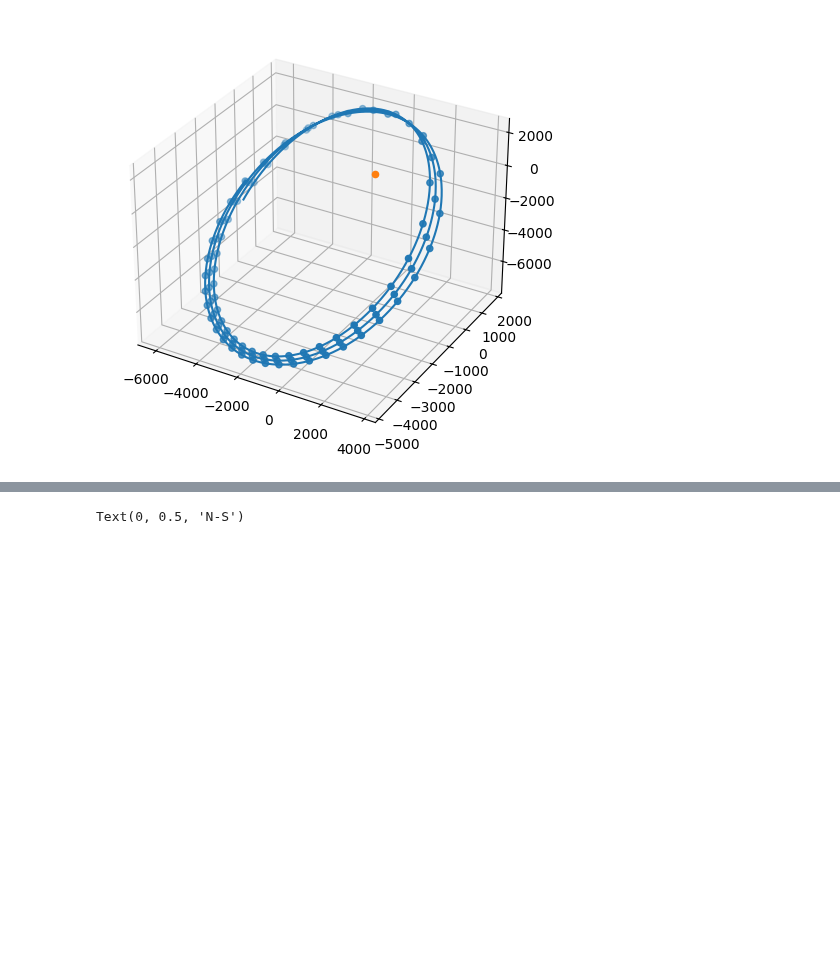
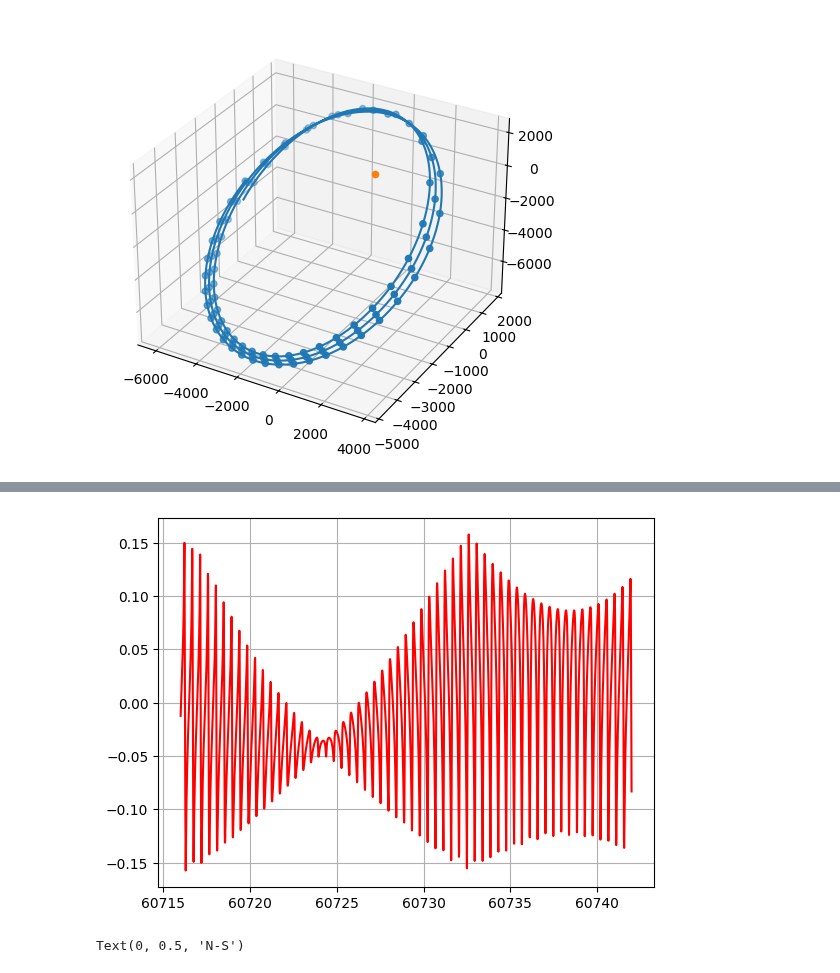
Before and after one commit to lusee-night/luseepy, a Jupyter notebook: notebooks/satellite.ipynb, the cells around one changed output, grey strips where cells are left out. Drawn from its saved outputs; the diff is of its cells as text; code cells hidden in the pictures; blank space fills up the shorter version.

Commit message:
Added the "SimpleSatellite" class to simplify Controller integration in OpSim

```diff
--- a/notebooks/satellite.ipynb
+++ b/notebooks/satellite.ipynb
@@ -54,0 +52,10 @@ ax.plot(mjd, obsat.alt_rad(),  color="red",    label="Satellite")
+# %%
+# Basic test of the SimpleSatellite object
+interval    = "2025-02-10 00:00:00 to 2025-03-07 23:45:00"
+o           = Observation(interval)
+simpSat     = SimpleSatellite(o)
+
+ax=plt.subplot()
+ax.grid(True)
+_ = ax.plot(simpSat.mjd, simpSat.alt,  color="red", label="Satellite")
+# %% [output]
@@ -55,3 +63,4 @@ ax.plot(mjd, obsat.alt_rad(),  color="red",    label="Satellite")
+[figure, added]
 # %%
 # ---- just keep for later
 # fig     = plt.figure(figsize=(20,10))
```
Also changed, not shown: parts of 3 cells of this notebook, 2 other files.
